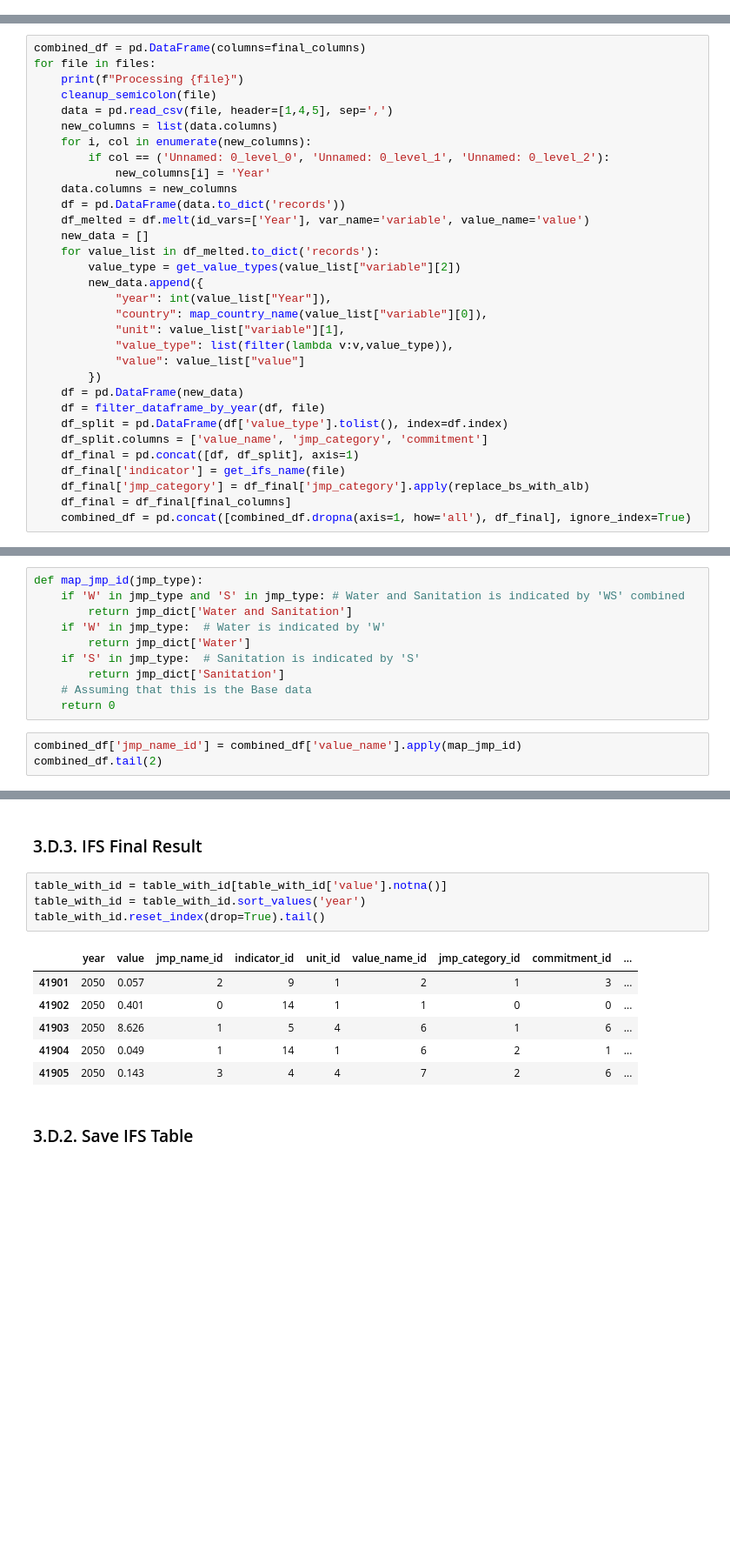
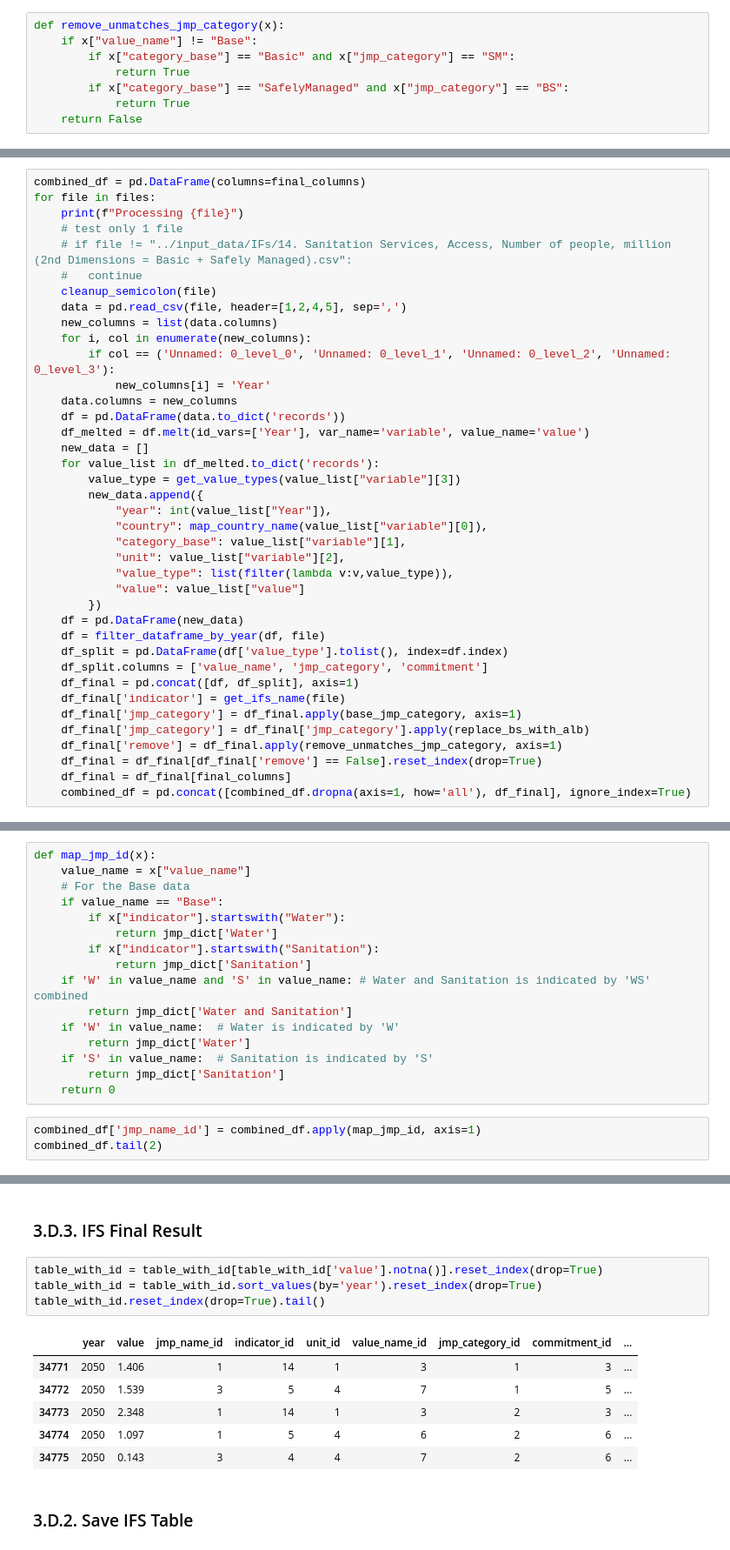
Before and after one commit to akvo/wash-futures-explorer, a Jupyter notebook: doc/table-proposal.ipynb, the cells around one changed output, grey strips where cells are left out. Shown at 87% size. Cells and saved outputs as stored; diff of their text form; blank space fills up the shorter version.

Commit message:
[#1] Final table proposal

```diff
--- a/doc/table-proposal.ipynb
+++ b/doc/table-proposal.ipynb
@@ -164,6 +170,14 @@ def filter_dataframe_by_year(dataframe, filename):
     else: # Filter using milestone_years
         filtered_df = dataframe[dataframe['year'].isin(year_filter_config["milestone_years"])]
     return filtered_df.reset_index(drop=True)
+# %%
+def remove_unmatches_jmp_category(x):
+    if x["value_name"] != "Base":
+        if x["category_base"] == "Basic" and x["jmp_category"] == "SM":
+            return True
+        if x["category_base"] == "SafelyManaged" and x["jmp_category"] == "BS":
+            return True
+    return False
 # %% [markdown]
 ## 3.B. IFS Data Processing
 # %% [markdown]
@@ -172,22 +186,26 @@ def filter_dataframe_by_year(dataframe, filename):
 combined_df = pd.DataFrame(columns=final_columns)
 for file in files:
     print(f"Processing {file}")
+    # test only 1 file
+    # if file != "../input_data/IFs/14. Sanitation Services, Access, Number of people, million (2nd Dimensions = Basic + Safely Managed).csv":
+    #   continue
     cleanup_semicolon(file)
-    data = pd.read_csv(file, header=[1,4,5], sep=',')
+    data = pd.read_csv(file, header=[1,2,4,5], sep=',')
     new_columns = list(data.columns)
     for i, col in enumerate(new_columns):
-        if col == ('Unnamed: 0_level_0', 'Unnamed: 0_level_1', 'Unnamed: 0_level_2'):
+        if col == ('Unnamed: 0_level_0', 'Unnamed: 0_level_1', 'Unnamed: 0_level_2', 'Unnamed: 0_level_3'):
             new_columns[i] = 'Year'
     data.columns = new_columns
     df = pd.DataFrame(data.to_dict('records'))
     df_melted = df.melt(id_vars=['Year'], var_name='variable', value_name='value')
     new_data = []
     for value_list in df_melted.to_dict('records'):
-        value_type = get_value_types(value_list["variable"][2])
+        value_type = get_value_types(value_list["variable"][3])
         new_data.append({
             "year": int(value_list["Year"]),
             "country": map_country_name(value_list["variable"][0]),
-            "unit": value_list["variable"][1],
+            "category_base": value_list["variable"][1],
+            "unit": value_list["variable"][2],
             "value_type": list(filter(lambda v:v,value_type)),
             "value": value_list["value"]
         })
@@ -197,7 +215,10 @@ for file in files:
     df_split.columns = ['value_name', 'jmp_category', 'commitment']
     df_final = pd.concat([df, df_split], axis=1)
     df_final['indicator'] = get_ifs_name(file)
+    df_final['jmp_category'] = df_final.apply(base_jmp_category, axis=1)
     df_final['jmp_category'] = df_final['jmp_category'].apply(replace_bs_with_alb)
+    df_final['remove'] = df_final.apply(remove_unmatches_jmp_category, axis=1)
+    df_final = df_final[df_final['remove'] == False].reset_index(drop=True)
     df_final = df_final[final_columns]
     combined_df = pd.concat([combined_df.dropna(axis=1, how='all'), df_final], ignore_index=True)
 # %% [output]
@@ -393,17 +401,23 @@ countries_table
 # %%
 jmp_dict = dict(zip(jmp_names_table['jmp_name'], jmp_names_table['id']))
 # %%
-def map_jmp_id(jmp_type):
-    if 'W' in jmp_type and 'S' in jmp_type: # Water and Sanitation is indicated by 'WS' combined
+def map_jmp_id(x):
+    value_name = x["value_name"]
+    # For the Base data
+    if value_name == "Base":
+        if x["indicator"].startswith("Water"):
+            return jmp_dict['Water']
+        if x["indicator"].startswith("Sanitation"):
+            return jmp_dict['Sanitation']
+    if 'W' in value_name and 'S' in value_name: # Water and Sanitation is indicated by 'WS' combined
         return jmp_dict['Water and Sanitation']
-    if 'W' in jmp_type:  # Water is indicated by 'W'
+    if 'W' in value_name:  # Water is indicated by 'W'
         return jmp_dict['Water']
-    if 'S' in jmp_type:  # Sanitation is indicated by 'S'
+    if 'S' in value_name:  # Sanitation is indicated by 'S'
         return jmp_dict['Sanitation']
-    # Assuming that this is the Base data
     return 0
 # %%
-combined_df['jmp_name_id'] = combined_df['value_name'].apply(map_jmp_id)
+combined_df['jmp_name_id'] = combined_df.apply(map_jmp_id, axis=1)
 combined_df.tail(2)
 # %% [output]
 |  | indicator | year | country | unit | value_name | jmp_category | commitment | value | jmp_name_id |
@@ -421,16 +435,16 @@ table_with_id = merge_id(table_with_id, countries_table, 'country')
 # %% [markdown]
 ### 3.D.3. IFS Final Result
 # %%
-table_with_id = table_with_id[table_with_id['value'].notna()]
-table_with_id = table_with_id.sort_values('year')
+table_with_id = table_with_id[table_with_id['value'].notna()].reset_index(drop=True)
+table_with_id = table_with_id.sort_values(by='year').reset_index(drop=True)
 table_with_id.reset_index(drop=True).tail()
 # %% [output]
 |  | year | value | jmp_name_id | indicator_id | unit_id | value_name_id | jmp_category_id | commitment_id | ... |
-| 41901 | 2050 | 0.057 | 2 | 9 | 1 | 2 | 1 | 3 | ... |
-| 41902 | 2050 | 0.401 | 0 | 14 | 1 | 1 | 0 | 0 | ... |
-| 41903 | 2050 | 8.626 | 1 | 5 | 4 | 6 | 1 | 6 | ... |
-| 41904 | 2050 | 0.049 | 1 | 14 | 1 | 6 | 2 | 1 | ... |
-| 41905 | 2050 | 0.143 | 3 | 4 | 4 | 7 | 2 | 6 | ... |
+| 34771 | 2050 | 1.406 | 1 | 14 | 1 | 3 | 1 | 3 | ... |
+| 34772 | 2050 | 1.539 | 3 | 5 | 4 | 7 | 1 | 5 | ... |
+| 34773 | 2050 | 2.348 | 1 | 14 | 1 | 3 | 2 | 3 | ... |
+| 34774 | 2050 | 1.097 | 1 | 5 | 4 | 6 | 2 | 6 | ... |
+| 34775 | 2050 | 0.143 | 3 | 4 | 4 | 7 | 2 | 6 | ... |
 # %% [markdown]
 ### 3.D.2. Save IFS Table
 # %%
```
Also changed, not shown: parts of 14 cells of this notebook.
